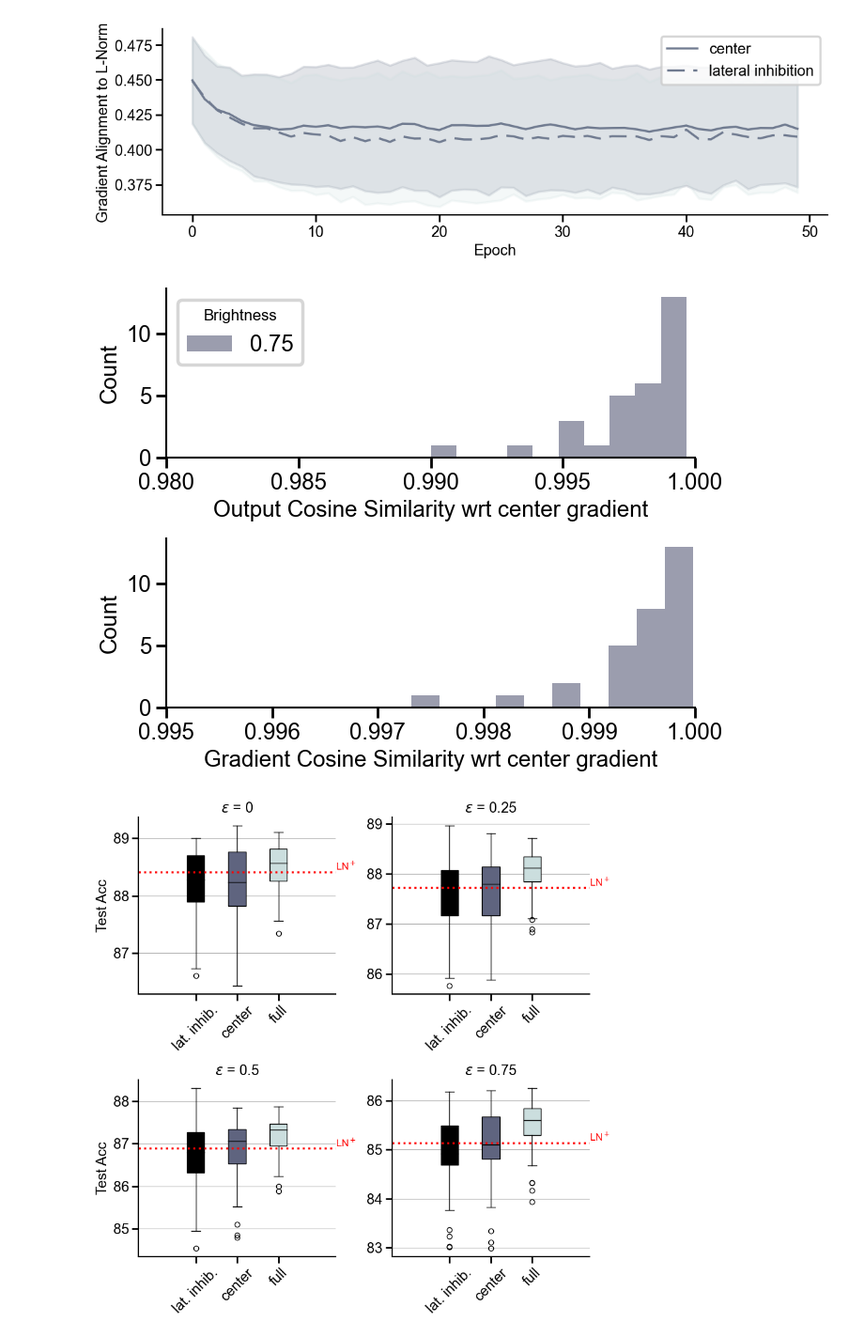
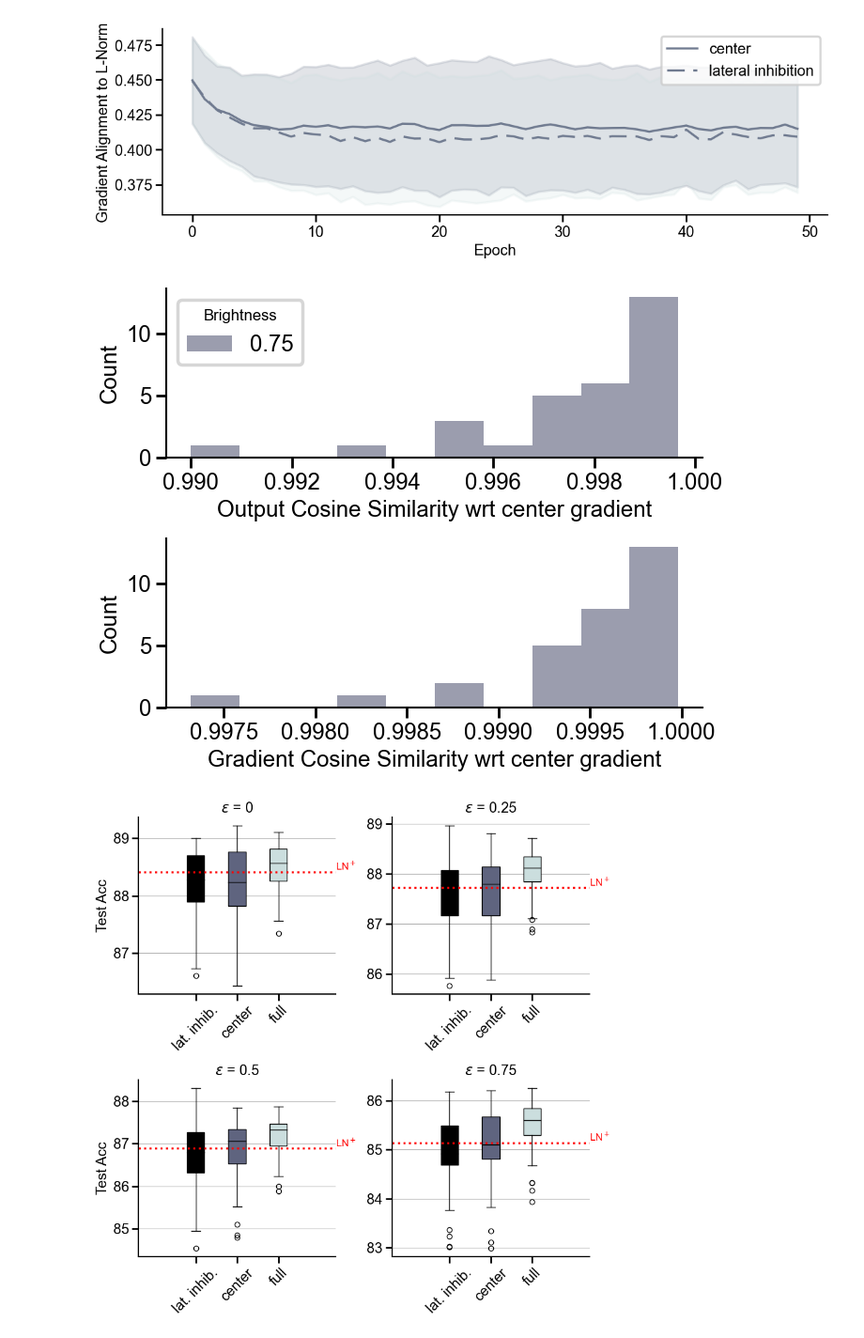
Before and after one commit to RoyHEyono/HomeostaticDANN, a Jupyter notebook: models/dense_mnist_task/figure_notebooks/fig5.ipynb, the cells around one changed output. Shown at 94% size. Cells and saved outputs as stored; diff of their text form; code cells hidden in the pictures.

Commit message:
Adjusted the x-axis on Figure 3e

```diff
--- a/models/dense_mnist_task/figure_notebooks/fig5.ipynb
+++ b/models/dense_mnist_task/figure_notebooks/fig5.ipynb
@@ -223,36 +223,36 @@ grad_data   = collect_last_epoch_summary("gradient_alignment_")
 # -------------------------
 
 fig, axes = plt.subplots(2, 1, figsize=(7, 5.5), sharex=False)
 
 # --- Top: Output alignment ---
 ax = axes[0]
 for bright, values in output_data.items():
     ax.hist(values, bins=10, alpha=0.6,
             color=trunc_bone(norm(bright)), label=str(bright))
 
 ax.set_xlabel("Output Cosine Similarity wrt center gradient")
 ax.set_ylabel("Count")
 ax.legend(title="Brightness")
-ax.set_xlim(0.98, 1)
+# ax.set_xlim(0.98, 1)
 # ax.set_yscale('log')
 
 # --- Bottom: Gradient alignment ---
 ax = axes[1]
 for bright, values in grad_data.items():
     ax.hist(values, bins=10, alpha=0.6,
             color=trunc_bone(norm(bright)),
             # rwidth=0.9,
             label=str(bright))
 
 ax.set_xlabel("Gradient Cosine Similarity wrt center gradient")
 ax.set_ylabel("Count")
-ax.set_xlim(0.995, 1)
+# ax.set_xlim(0.995, 1)
 # ax.set_yscale('log')
 
 plt.tight_layout()
 plt.show()
 # %% [output]
-[figure, old version]
+[figure, new version]
 # %%
 import matplotlib.pyplot as plt
 import numpy as np
```
Also changed, not shown: 2 other files.
